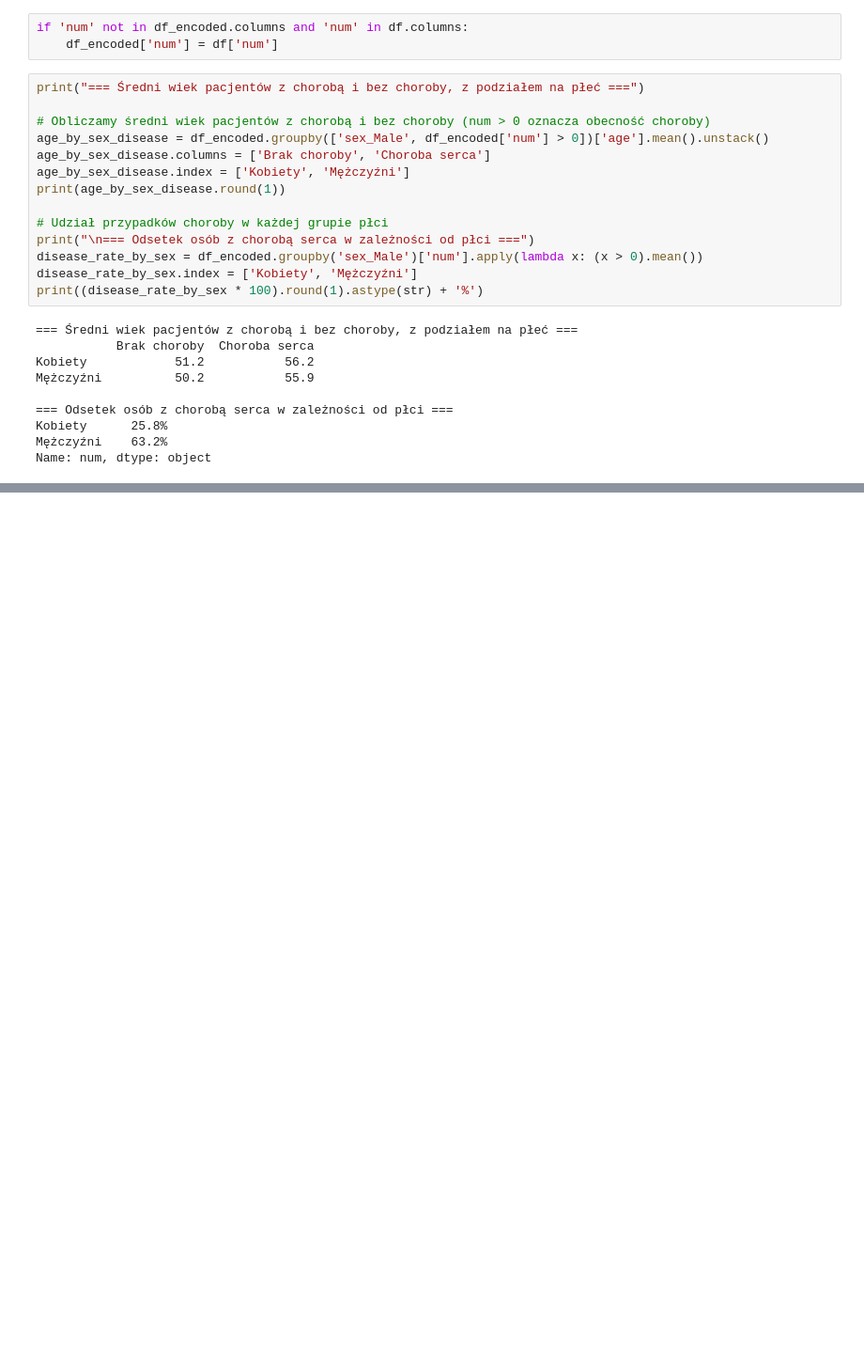
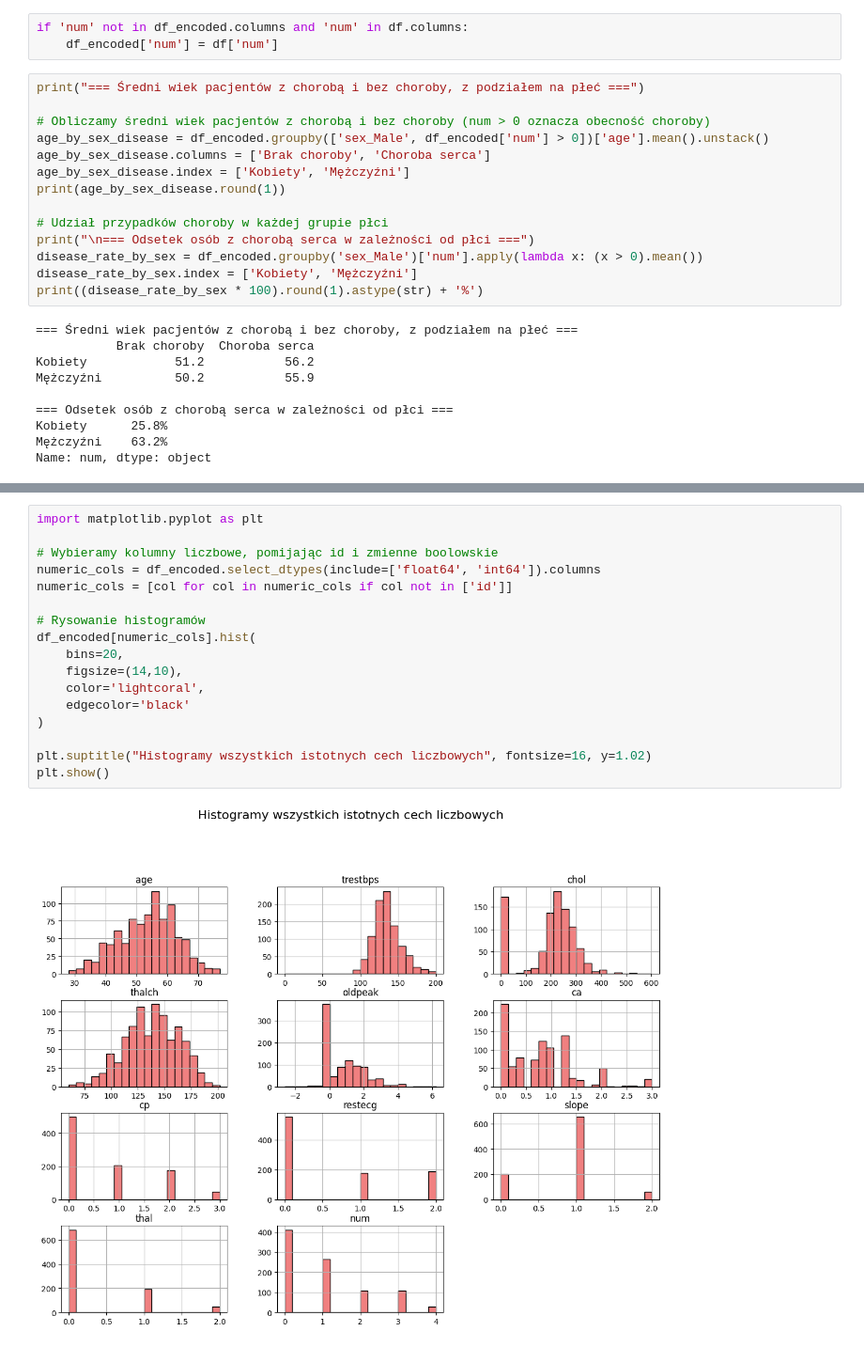
Before and after one commit to Nachos-mic/ZMUM_PROJEKT, a Jupyter notebook: zmum_project.ipynb, the cells around one changed output, grey strips where cells are left out. Shown at 94% size. Cells and saved outputs as stored; diff of their text form; blank space fills up the shorter version.

```diff
--- a/zmum_project.ipynb
+++ b/zmum_project.ipynb
@@ -404,0 +423,19 @@ Name: num, dtype: object
+# %%
+import matplotlib.pyplot as plt
+
+# Wybieramy kolumny liczbowe, pomijając id i zmienne boolowskie
+numeric_cols = df_encoded.select_dtypes(include=['float64', 'int64']).columns
+numeric_cols = [col for col in numeric_cols if col not in ['id']]
+
+# Rysowanie histogramów
+df_encoded[numeric_cols].hist(
+    bins=20,
+    figsize=(14,10),
+    color='lightcoral',
+    edgecolor='black'
+)
+
+plt.suptitle("Histogramy wszystkich istotnych cech liczbowych", fontsize=16, y=1.02)
+plt.show()
+# %% [output]
+[figure, added]
```
Also changed, not shown: parts of 5 cells of this notebook.
